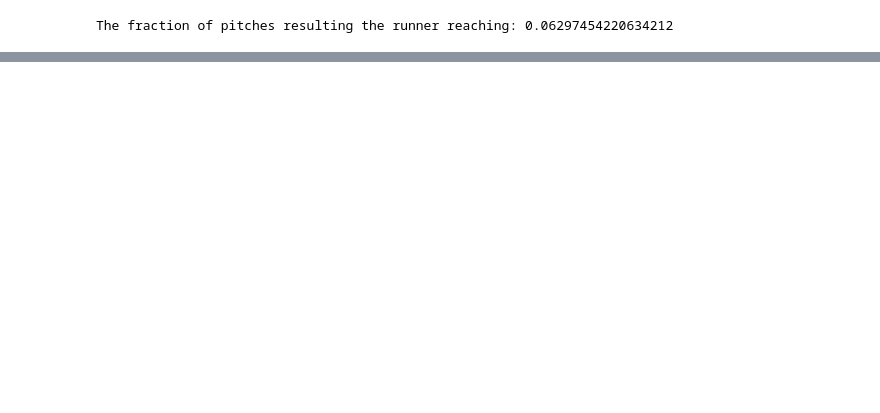
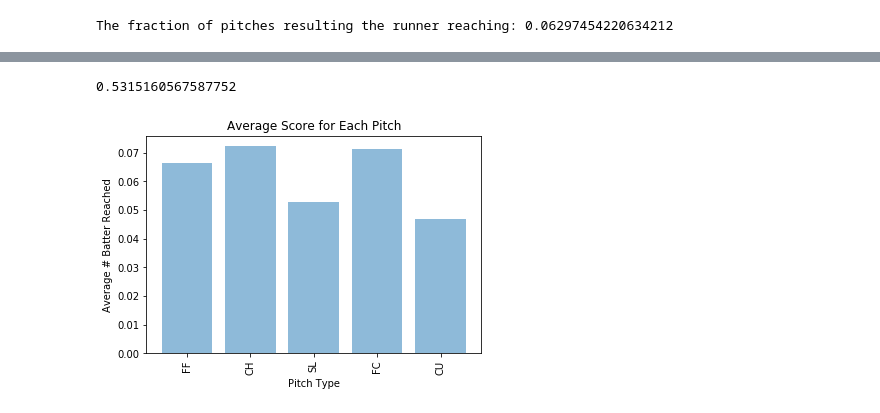
Before and after one commit to ajaklevs/Scherzer-Pitch-Recommender, a Jupyter notebook: Scherzer_Project.ipynb, the cells around one changed output, grey strips where cells are left out. Saved outputs shown, nothing was run; the diff lists cells and outputs as text; code cells hidden in the pictures; blank space fills up the shorter version.

```diff
--- a/Scherzer_Project.ipynb
+++ b/Scherzer_Project.ipynb
@@ -374,0 +379,8 @@ The fraction of pitches resulting the runner reaching: 0.06297454220634212
+# %%
+all_pitches = []
+for pitch in scherzer['pitch_type']:
+    if not pitch in all_pitches:
+        all_pitches.append(pitch)
+
+all_pitches[-1] = 'unknown'
+all_pitches
@@ -374,0 +389,21 @@ The fraction of pitches resulting the runner reaching: 0.06297454220634212
+# %%
+all_pitches = []
+frequencies = []
+for pitch in scherzer['pitch_type']:
+    if not pitch in all_pitches:
+        all_pitches.append(pitch)
+
+all_pitches = all_pitches[:-1]
+for pitch in all_pitches:
+    frequencies.append(scherzer.loc[scherzer['pitch_type'] == pitch].shape[0])
+
+y_pos = np.arange(len(all_pitches))
+
+plt.bar(y_pos, frequencies, align='center', alpha=0.5)
+plt.xticks(y_pos, all_pitches)
+plt.xlabel('Pitch Type')
+plt.ylabel('Number of Instances')
+plt.title("Breakdown of Max Scherzer's Pitches")
+plt.xticks(rotation=90)
+
+plt.show()
@@ -374,0 +412,22 @@ The fraction of pitches resulting the runner reaching: 0.06297454220634212
+# %%
+frequencies[0]/np.sum(frequencies)
+# %% [output]
+0.5315160567587752
+# %%
+effectiveness = []
+for pitch in all_pitches:
+    pitch_df = scherzer.loc[scherzer['pitch_type'] == pitch]
+    effectiveness.append(np.sum(pitch_df['code'])/pitch_df.shape[0])
+
+y_pos = np.arange(len(all_pitches))
+
+plt.bar(y_pos, effectiveness, align='center', alpha=0.5)
+plt.xticks(y_pos, all_pitches)
+plt.ylabel('Average # Batter Reached')
+plt.xlabel('Pitch Type')
+plt.title('Average Score for Each Pitch')
+plt.xticks(rotation=90)
+
+plt.show()
+# %% [output]
+[figure, added]
```
Also changed, not shown: parts of 18 cells of this notebook.
